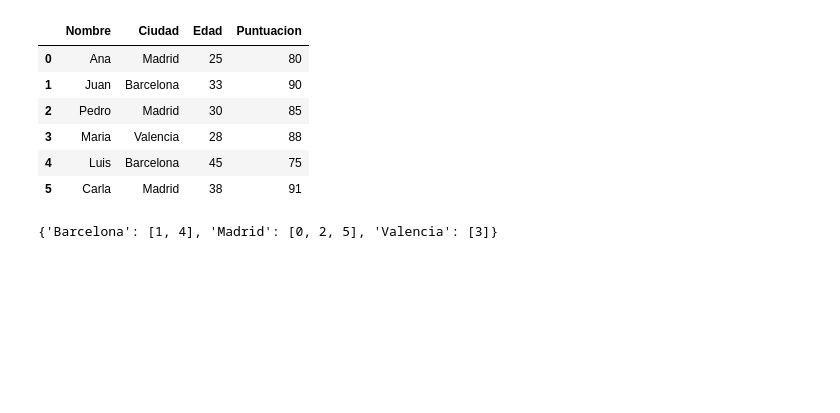
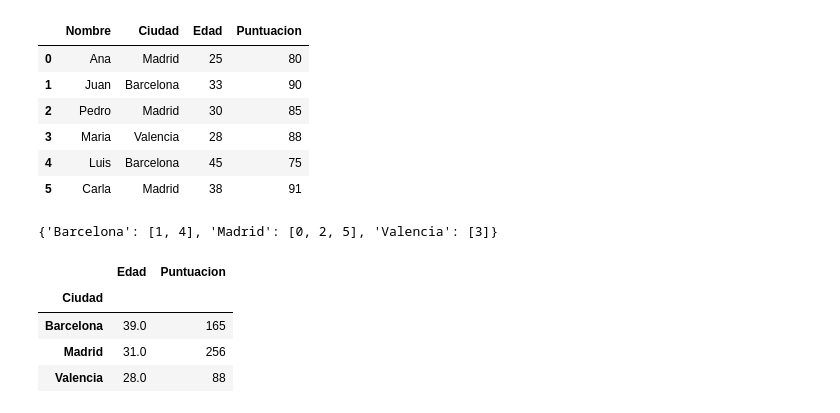
Before and after one commit to FlamInIFabrIzIo/Conceptos_DA, a Jupyter notebook: 1.ipynb, the cells around one changed output. Saved outputs shown, nothing was run; the diff lists cells and outputs as text; code cells hidden in the pictures; blank space fills up the shorter version.

Commit message:
practicando agregated

```diff
--- a/1.ipynb
+++ b/1.ipynb
@@ -292,3 +292,18 @@ print(grouped.groups)
 #oandas te devuelve una lsita con el indice a los que pertence cada grupo y cada persona
 # %% [output]
 {'Barcelona': [1, 4], 'Madrid': [0, 2, 5], 'Valencia': [3]}
+# %%
+#calcular la suma de las edades y puntuaciones por ciudad
+agregated_data = grouped.agg(
+    {
+        "Edad":"mean",
+        "Puntuacion":"sum"
+    }
+)
+agregated_data
+# %% [output]
+|  | Edad | Puntuacion |
+| Ciudad |  |  |
+| Barcelona | 39.0 | 165 |
+| Madrid | 31.0 | 256 |
+| Valencia | 28.0 | 88 |
```
